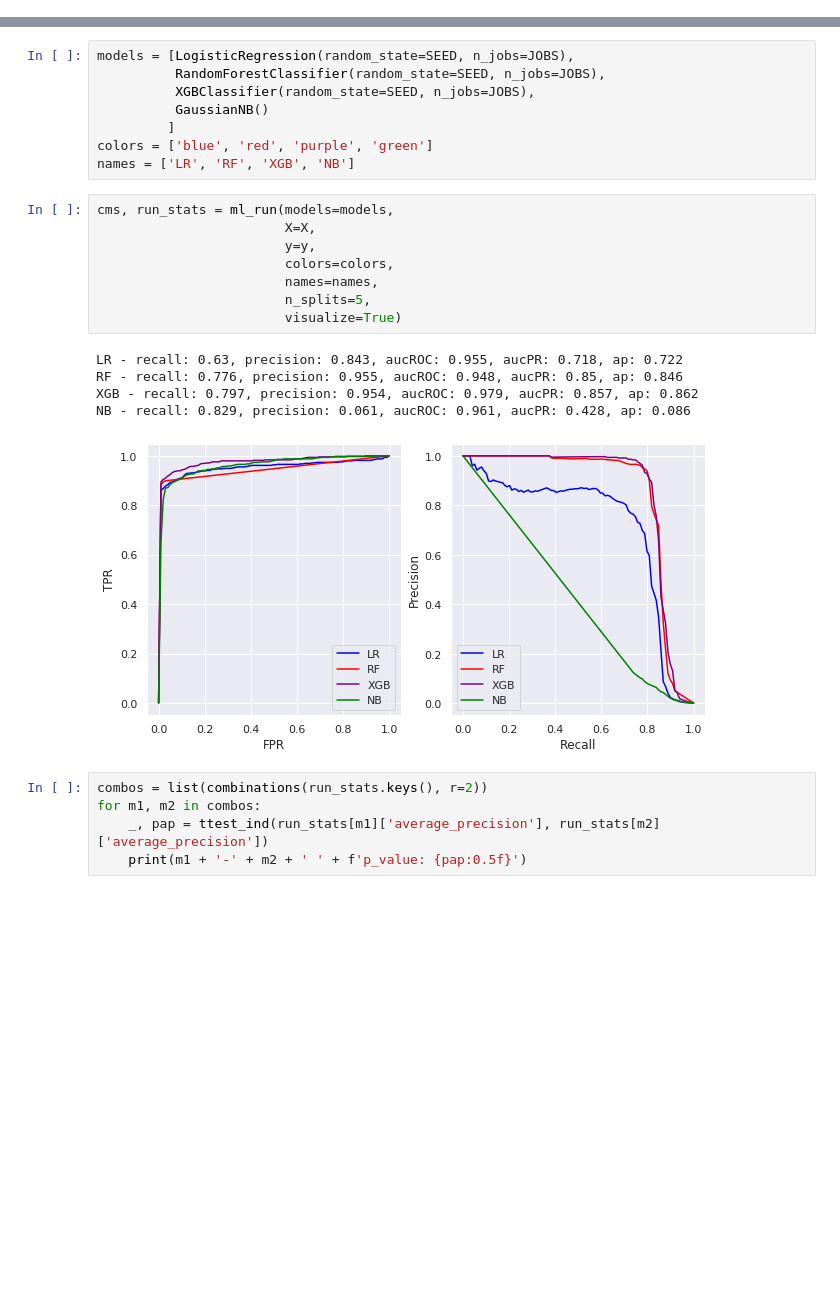
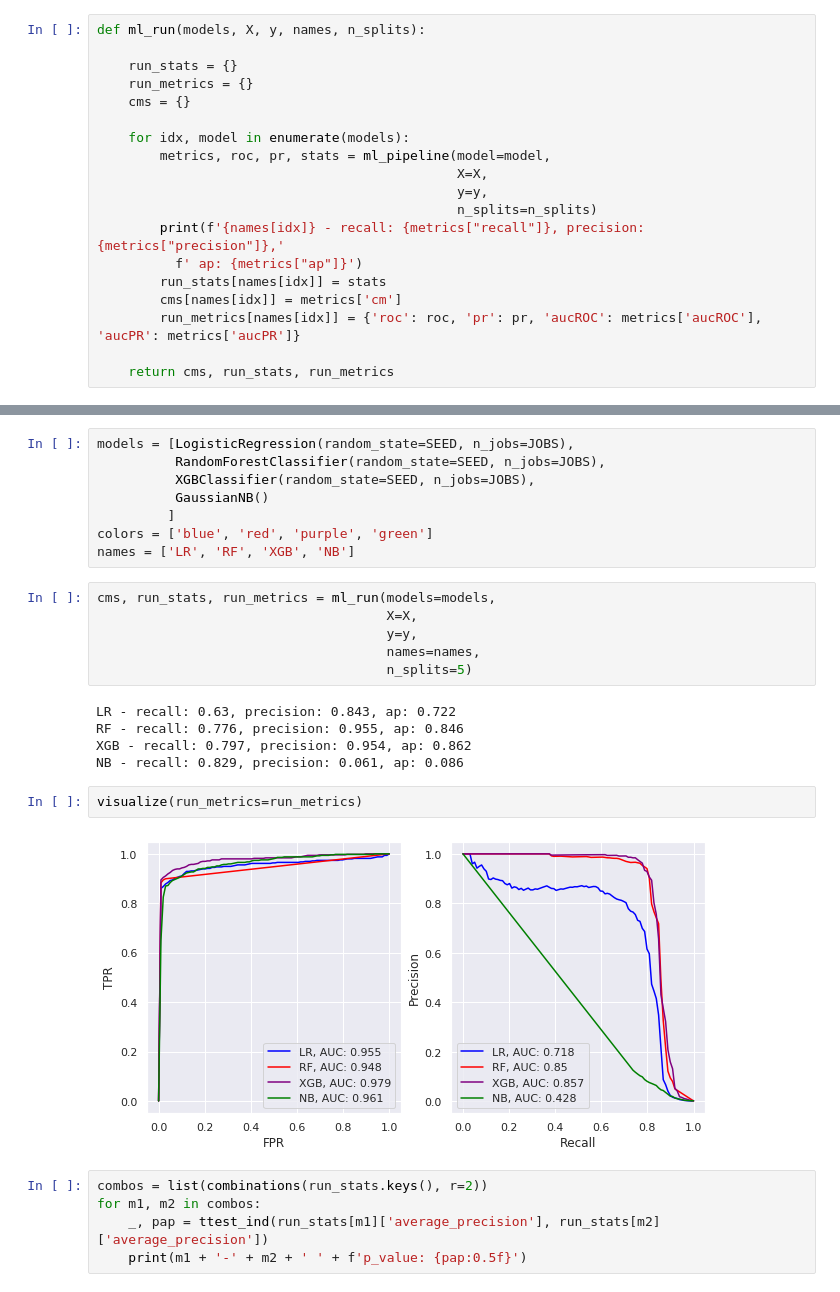
Before and after one commit to VladimirIsakov91/CreditCardFraud, a Jupyter notebook: CreditCardFraud.ipynb, the cells around one changed output, grey strips where cells are left out. Cells and saved outputs as stored; diff of their text form; blank space fills up the shorter version.

```diff
--- a/CreditCardFraud.ipynb
+++ b/CreditCardFraud.ipynb
@@ -260,4 +260,23 @@ def ml_pipeline(model, X, y, n_splits):
     stats = {'average_precision': aps}
 
     return metrics, roc, pr, stats
+# %%
+def ml_run(models, X, y, names, n_splits):
+
+    run_stats = {}
+    run_metrics = {}
+    cms = {}
+
+    for idx, model in enumerate(models):
+        metrics, roc, pr, stats = ml_pipeline(model=model,
+                                              X=X,
+                                              y=y,
+                                              n_splits=n_splits)
+        print(f'{names[idx]} - recall: {metrics["recall"]}, precision: {metrics["precision"]},'
+          f' ap: {metrics["ap"]}')
+        run_stats[names[idx]] = stats
+        cms[names[idx]] = metrics['cm']
+        run_metrics[names[idx]] = {'roc': roc, 'pr': pr, 'aucROC': metrics['aucROC'], 'aucPR': metrics['aucPR']}
+
+    return cms, run_stats, run_metrics
 # %%
@@ -304,19 +305,20 @@ models = [LogisticRegression(random_state=SEED, n_jobs=JOBS),
 colors = ['blue', 'red', 'purple', 'green']
 names = ['LR', 'RF', 'XGB', 'NB']
 # %%
-cms, run_stats = ml_run(models=models,
-                        X=X,
-                        y=y,
-                        colors=colors,
-                        names=names,
-                        n_splits=5,
-                        visualize=True)
+cms, run_stats, run_metrics = ml_run(models=models,
+                                     X=X,
+                                     y=y,
+                                     names=names,
+                                     n_splits=5)
 # %% [output]
-LR - recall: 0.63, precision: 0.843, aucROC: 0.955, aucPR: 0.718, ap: 0.722
-RF - recall: 0.776, precision: 0.955, aucROC: 0.948, aucPR: 0.85, ap: 0.846
-XGB - recall: 0.797, precision: 0.954, aucROC: 0.979, aucPR: 0.857, ap: 0.862
-NB - recall: 0.829, precision: 0.061, aucROC: 0.961, aucPR: 0.428, ap: 0.086
+LR - recall: 0.63, precision: 0.843, ap: 0.722
+RF - recall: 0.776, precision: 0.955, ap: 0.846
+XGB - recall: 0.797, precision: 0.954, ap: 0.862
+NB - recall: 0.829, precision: 0.061, ap: 0.086
-[figure, removed]
+# %%
+visualize(run_metrics=run_metrics)
+# %% [output]
+[figure, added]
 # %%
 combos = list(combinations(run_stats.keys(), r=2))
 for m1, m2 in combos:
```
Also changed, not shown: parts of 4 cells of this notebook, 1 other file.
